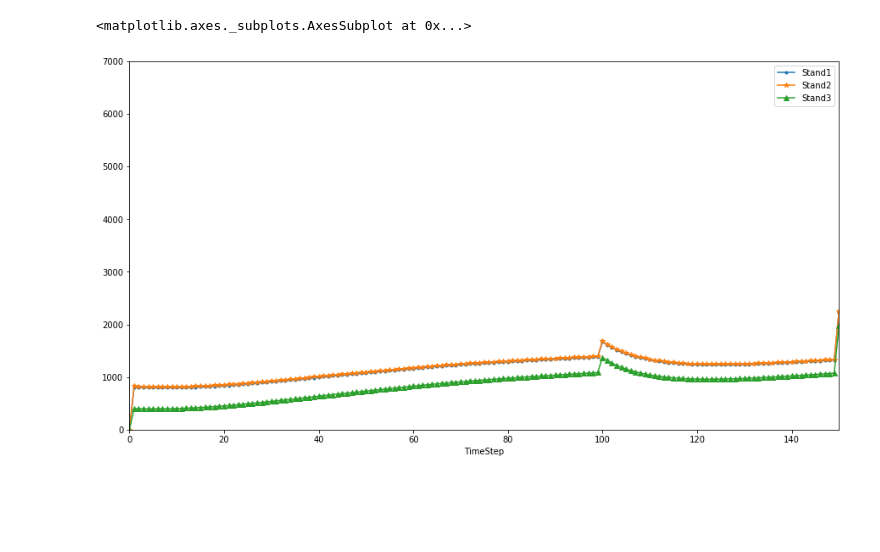
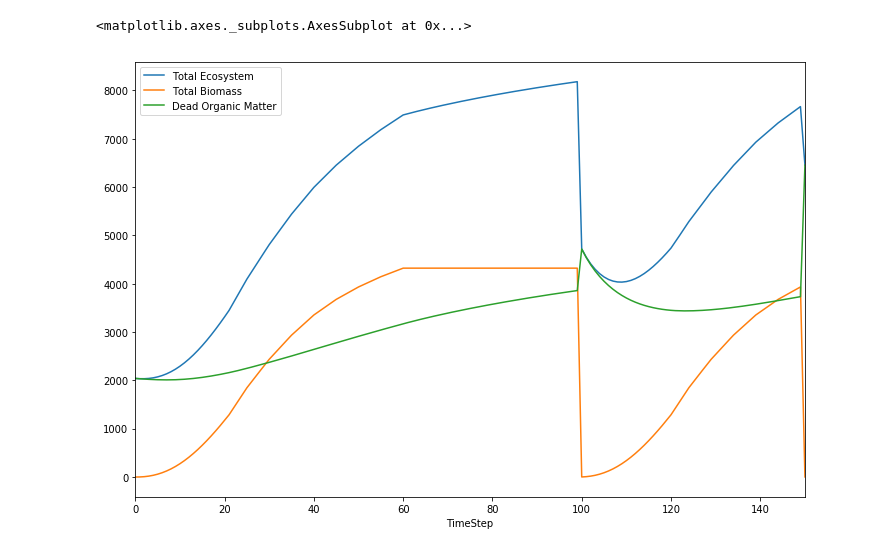
Before and after one commit to cat-cfs/cbm3_scripting_examples, a Jupyter notebook: Tutorial1.ipynb, the cells around one changed output. Drawn from its saved outputs; the diff is of its cells as text; code cells hidden in the pictures; blank space fills up the shorter version.

Commit message:
use new results plotting/pandas code from cbm3_python

```diff
--- a/Tutorial1.ipynb
+++ b/Tutorial1.ipynb
@@ -123,19 +95,7 @@ total_biomass.plot(kind='line', figsize=(15,8),  style=['.-','-*','-^'])
-# %%
-stand1 = df.loc[df["UserDefdClassSetID"]==6][domPools].sum(axis=1)
-stand2 = df.loc[df["UserDefdClassSetID"]==7][domPools].sum(axis=1)
-stand3 = df.loc[df["UserDefdClassSetID"]==8][domPools].sum(axis=1)
-
-dom_by_class = pd.concat([
-        df[timeStep],
-        stand1,
-        stand2,
-        stand3
-    ], axis=1).groupby([timeStep]).sum()
-
-dom_by_class.columns=["Stand1","Stand2","Stand3"]
-dom_by_class.plot(kind='line', figsize=(15,8),
-                  ylim=(0,7e3), xlim=(0,150),
-                  style=['.-','-*','-^'])
-# %% [output]
-<matplotlib.axes._subplots.AxesSubplot at 0x...>
-[figure, removed]
+# %%
+cols = ["TimeStep", "Total Ecosystem","Total Biomass", "Dead Organic Matter"]
+df = cbm3_results.load_pool_indicators(results_db_path)[cols].groupby("TimeStep").sum()
+df.plot(figsize=(12,8))
+# %% [output]
+<matplotlib.axes._subplots.AxesSubplot at 0x...>
+[figure, added]
```
Also changed, not shown: parts of 11 cells of this notebook.
